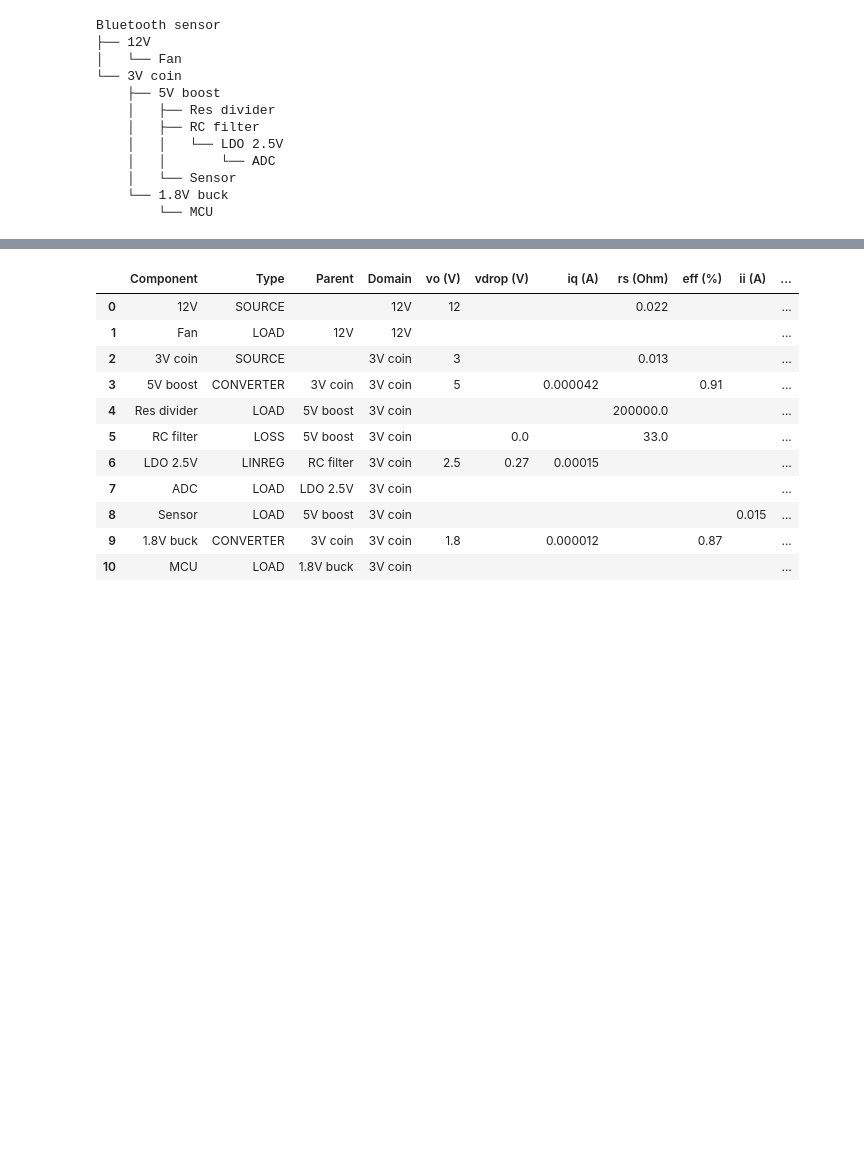
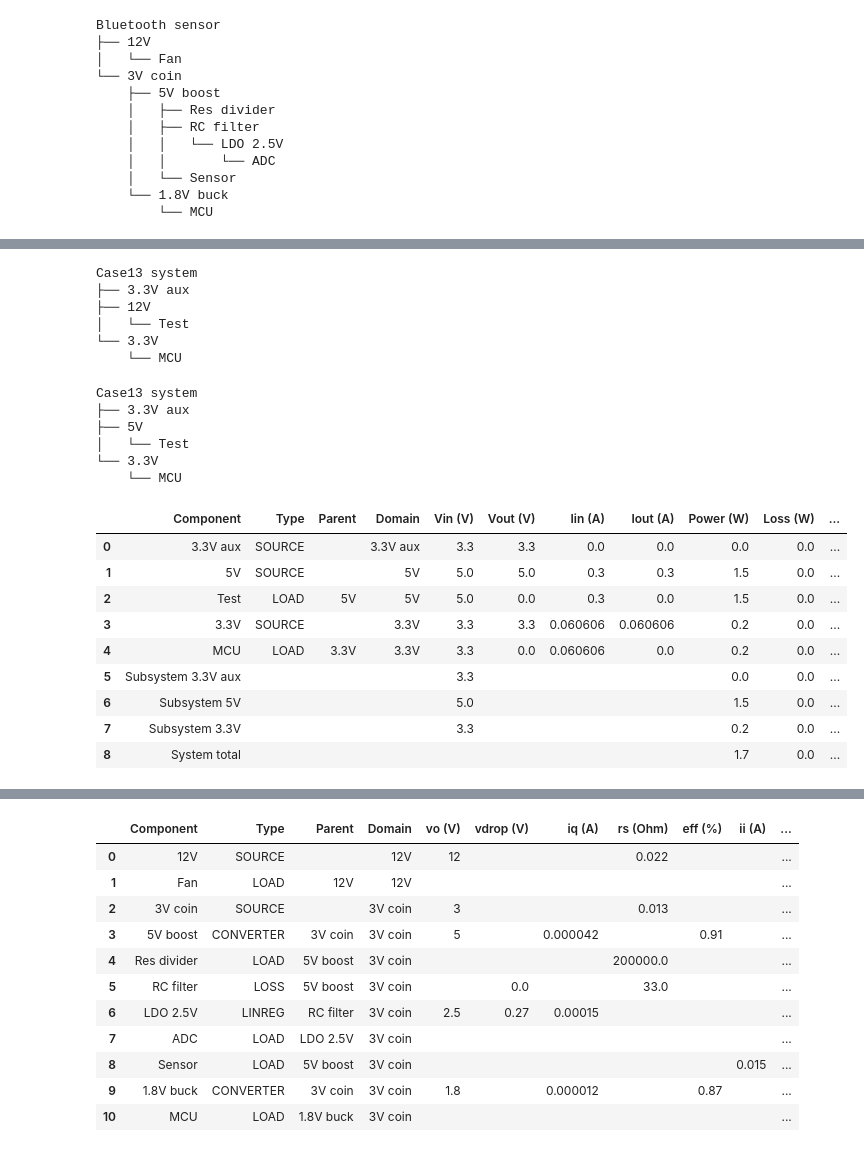
Before and after one commit to geddy11/tmp_sl, a Jupyter notebook: work/sysLoss.ipynb, the cells around one changed output, grey strips where cells are left out. Saved outputs shown, nothing was run; the diff lists cells and outputs as text; code cells hidden in the pictures; blank space fills up the shorter version.

```diff
--- a/work/sysLoss.ipynb
+++ b/work/sysLoss.ipynb
@@ -688,3 +648,43 @@ Tolerances met after 8 iterations
+# %%
+case13 = System("Case13 system", Source("3.3V", vo=3.3))
+case13.add_source(Source("12V", vo=12, limits={"io":[0, 1e-3]}))
+case13.add_comp("3.3V", comp=PLoad("MCU", pwr=0.2))
+case13.add_comp("12V", comp=PLoad("Test", pwr=1.5))
+case13.add_source(Source("3.3V aux", vo=3.3, limits={"io":[0, 20e-3]}))
+case13.tree()
+# %% [output]
+Case13 system
+├── 3.3V aux
+├── 12V
+│   └── Test
+└── 3.3V
+    └── MCU
+# %%
+#case13.del_comp("12V")
+#case13.del_comp("3.3V aux")
+#case13.del_comp("3.3V")
+case13.change_comp("12V", comp=Source("5V", vo=5.0))
+case13.tree()
+# %% [output]
+Case13 system
+├── 3.3V aux
+├── 5V
+│   └── Test
+└── 3.3V
+    └── MCU
+# %%
+case13.solve()
+# %% [output]
+|  | Component | Type | Parent | Domain | Vin (V) | Vout (V) | Iin (A) | Iout (A) | Power (W) | Loss (W) | ... |
+| 0 | 3.3V aux | SOURCE |  | 3.3V aux | 3.3 | 3.3 | 0.0 | 0.0 | 0.0 | 0.0 | ... |
+| 1 | 5V | SOURCE |  | 5V | 5.0 | 5.0 | 0.3 | 0.3 | 1.5 | 0.0 | ... |
+| 2 | Test | LOAD | 5V | 5V | 5.0 | 0.0 | 0.3 | 0.0 | 1.5 | 0.0 | ... |
+| 3 | 3.3V | SOURCE |  | 3.3V | 3.3 | 3.3 | 0.060606 | 0.060606 | 0.2 | 0.0 | ... |
+| 4 | MCU | LOAD | 3.3V | 3.3V | 3.3 | 0.0 | 0.060606 | 0.0 | 0.2 | 0.0 | ... |
+| 5 | Subsystem 3.3V aux |  |  |  | 3.3 |  |  |  | 0.0 | 0.0 | ... |
+| 6 | Subsystem 5V |  |  |  | 5.0 |  |  |  | 1.5 | 0.0 | ... |
+| 7 | Subsystem 3.3V |  |  |  | 3.3 |  |  |  | 0.2 | 0.0 | ... |
+| 8 | System total |  |  |  |  |  |  |  | 1.7 | 0.0 | ... |
 # %%
 df
 # %% [output]
```
Also changed, not shown: parts of 7 cells of this notebook, 2 other files.
